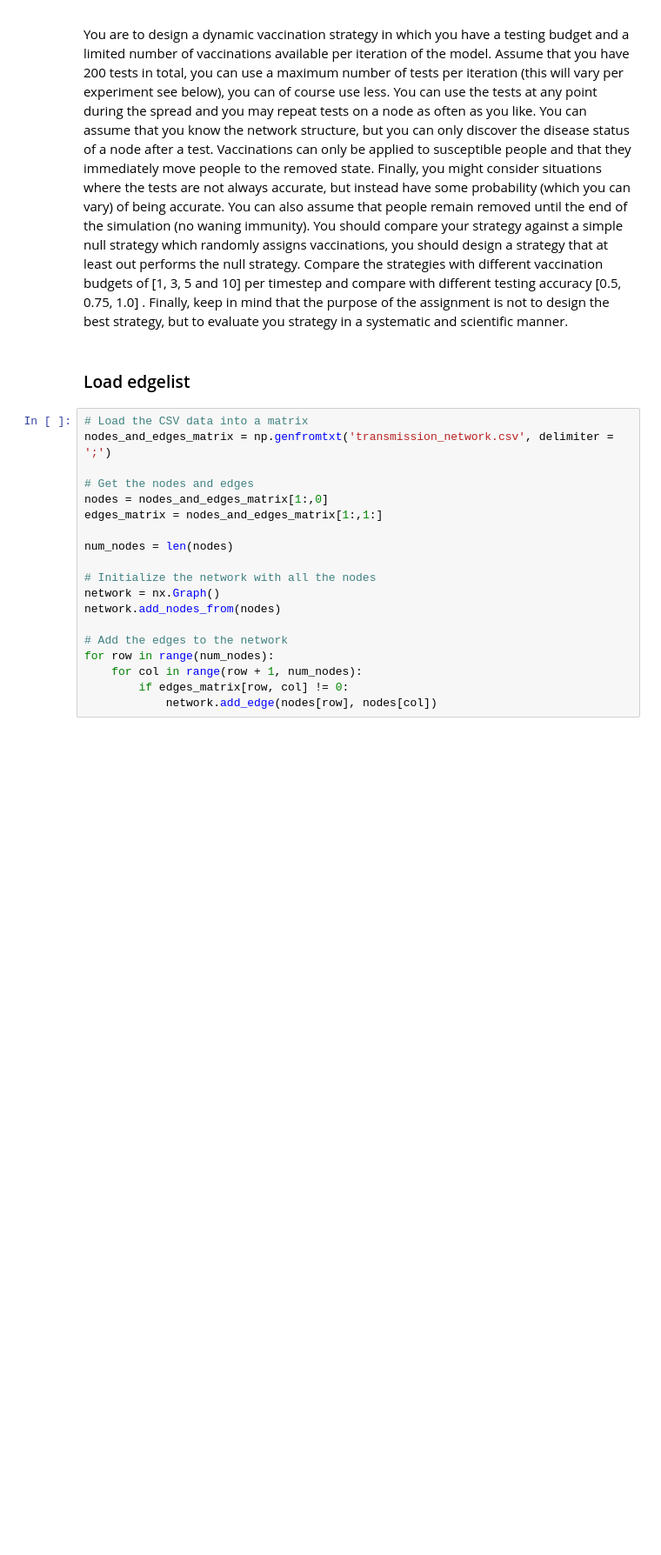
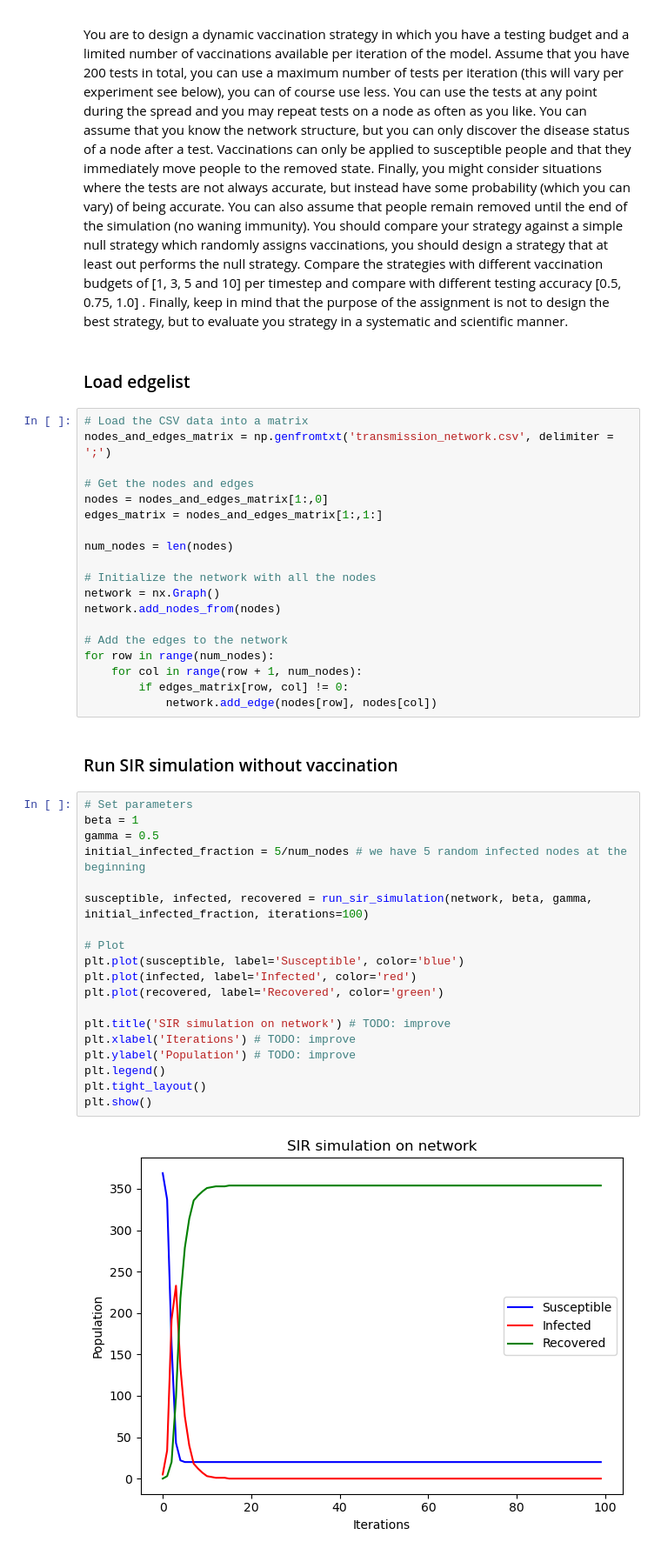
Before and after one commit to kshnva/Intro-CLS-Assignment-2, a Jupyter notebook: spatial.ipynb, the cells around one changed output. Shown at 87% size. Cells and saved outputs as stored; diff of their text form; blank space fills up the shorter version.

Commit message:
Run single simulation on the conference network

```diff
--- a/spatial.ipynb
+++ b/spatial.ipynb
@@ -611,3 +620,26 @@ for row in range(num_nodes):
     for col in range(row + 1, num_nodes):
         if edges_matrix[row, col] != 0:
             network.add_edge(nodes[row], nodes[col])
+# %% [markdown]
+### Run SIR simulation without vaccination
+# %%
+# Set parameters
+beta = 1
+gamma = 0.5
+initial_infected_fraction = 5/num_nodes # we have 5 random infected nodes at the beginning
+
+susceptible, infected, recovered = run_sir_simulation(network, beta, gamma, initial_infected_fraction, iterations=100)
+
+# Plot
+plt.plot(susceptible, label='Susceptible', color='blue')
+plt.plot(infected, label='Infected', color='red')
+plt.plot(recovered, label='Recovered', color='green')
+
+plt.title('SIR simulation on network') # TODO: improve
+plt.xlabel('Iterations') # TODO: improve
+plt.ylabel('Population') # TODO: improve
+plt.legend()
+plt.tight_layout()
+plt.show()
+# %% [output]
+[figure, added]
```
Also changed, not shown: parts of 6 cells of this notebook.
